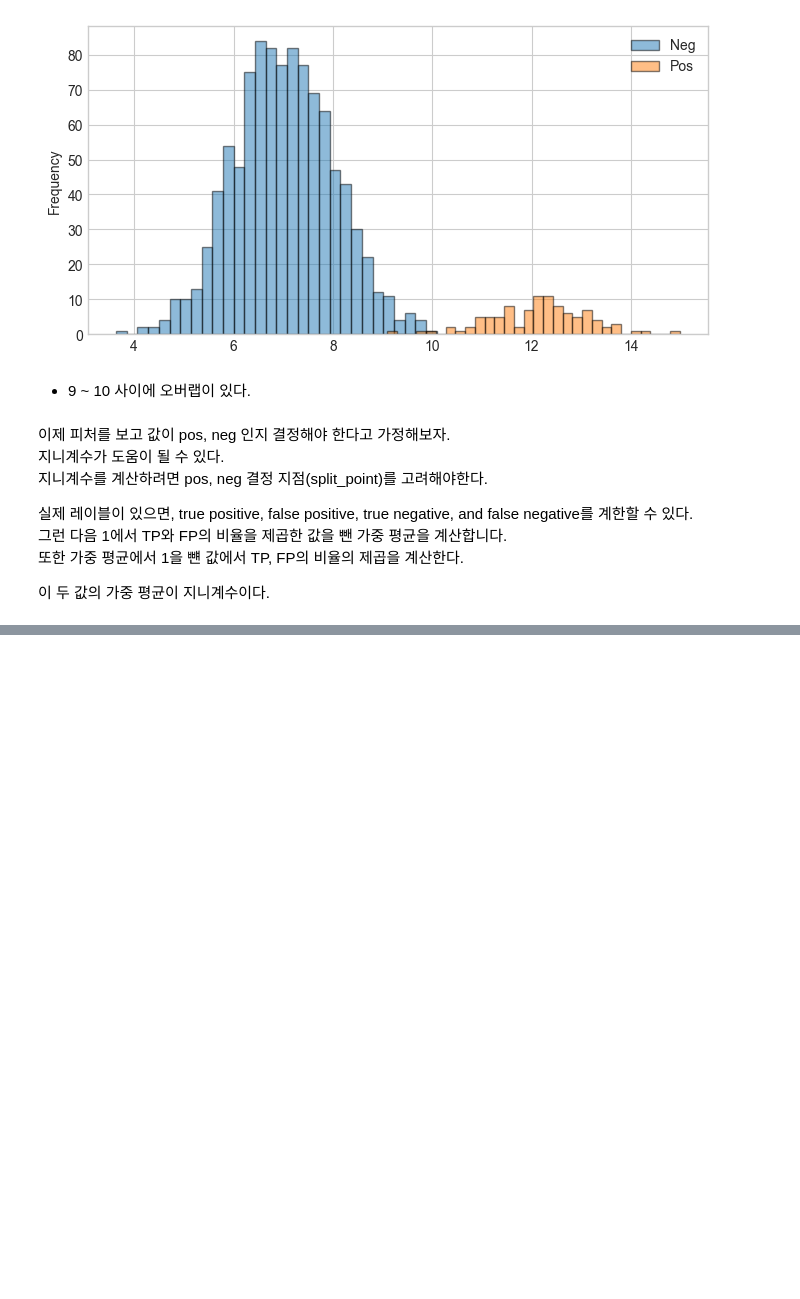
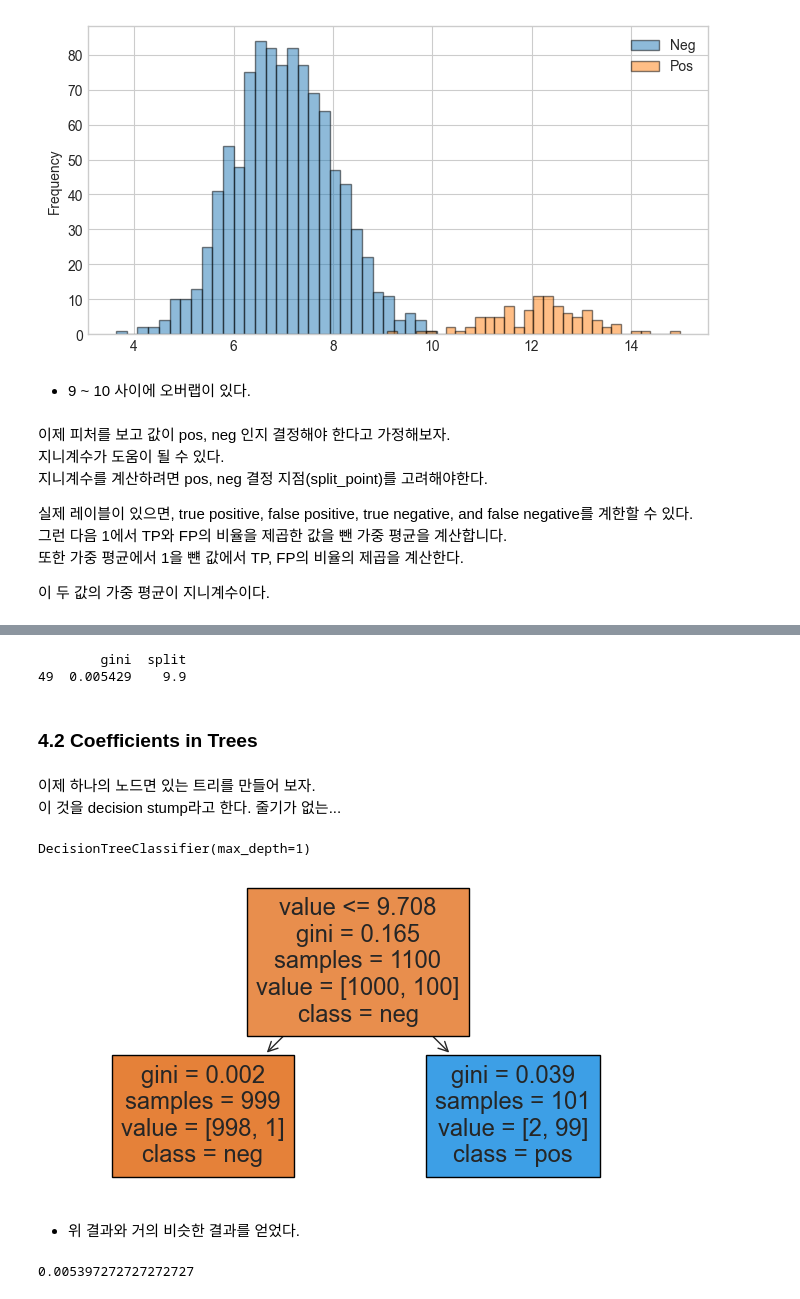
Before and after one commit to sguys99/self-study, a Jupyter notebook: xgboost/effective_xgboost/ch04.ipynb, the cells around one changed output, grey strips where cells are left out. Cells and saved outputs as stored; diff of their text form; code cells hidden in the pictures; blank space fills up the shorter version.

```diff
--- a/xgboost/effective_xgboost/ch04.ipynb
+++ b/xgboost/effective_xgboost/ch04.ipynb
@@ -97,0 +186,39 @@ ax.legend(['Neg', 'Pos'])
+# %%
+print(pd.DataFrame({'gini':ginis, 'split':values})\
+    .query('gini <= gini.min()'))
+# %% [output]
+        gini  split
+49  0.005429    9.9
+# %% [markdown]
+### 4.2 Coefficients in Trees
+# %% [markdown]
+이제 하나의 노드면 있는 트리를 만들어 보자.
+이 것을 decision stump라고 한다. 줄기가 없는...
+# %%
+from sklearn import tree
+
+stump = tree.DecisionTreeClassifier(max_depth=1)
+stump.fit(gini[['value']], gini.label)
+# %% [output]
+DecisionTreeClassifier(max_depth=1)
+# %%
+fig, ax = plt.subplots(figsize=(8, 4))
+tree.plot_tree(stump, feature_names=['value'],
+               filled=True,
+               class_names=stump.classes_,
+               ax=ax)
+plt.show()
+# %% [output]
+[figure, added]
+# %% [markdown]
+- 위 결과와 거의 비슷한 결과를 얻었다.
+# %%
+gini_pos = 0.039
+gini_neg = 0.002
+pos_size = 101
+neg_size = 999
+total_size = pos_size + neg_size
+weighted_avg = gini_pos * (pos_size/total_size) + gini_neg * (neg_size/total_size)
+print(weighted_avg)
+# %% [output]
+0.005397272727272727
```
Also changed, not shown: parts of 15 cells of this notebook.
